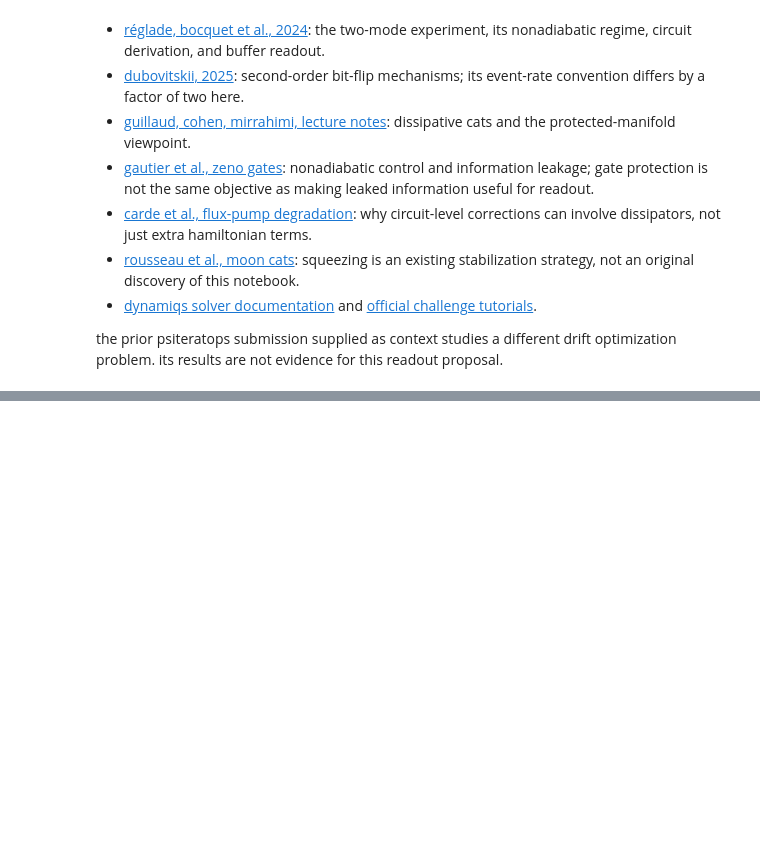
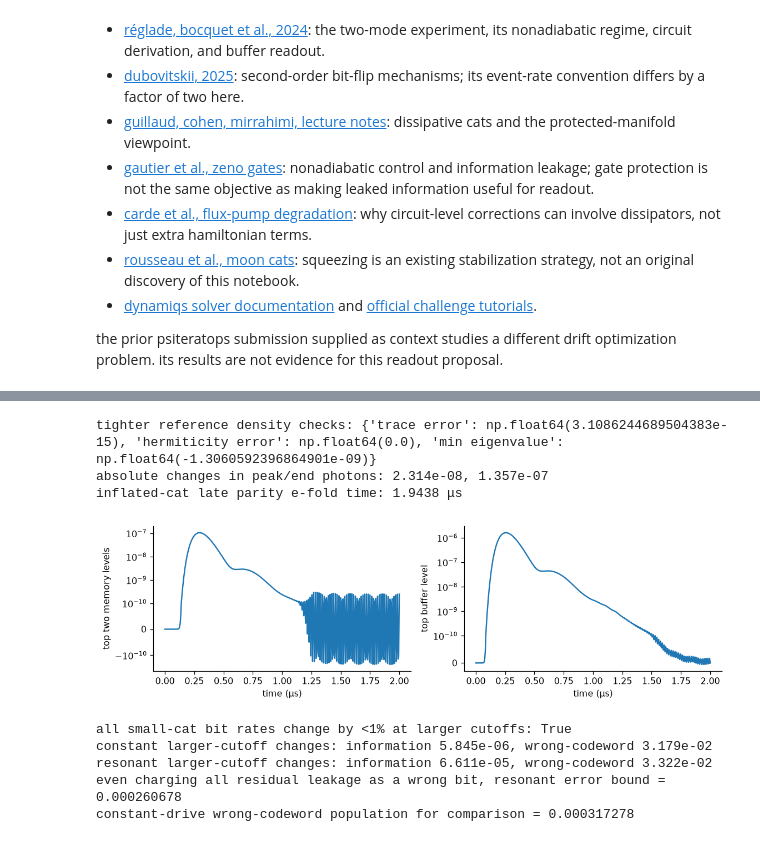
Before and after one commit to simransummermalik/solvingalice-bob, a Jupyter notebook: cat_qubits.ipynb, the cells around one changed output, grey strips where cells are left out. Cells and saved outputs as stored; diff of their text form; code cells hidden in the pictures; blank space fills up the shorter version.

```diff
--- a/cat_qubits.ipynb
+++ b/cat_qubits.ipynb
@@ -720,7 +724,7 @@ def sine_exchange(na, nb, calibrate=True, order=None):
     raw_g = exchange[1, 2 * nb].real / np.sqrt(2)  # |2,0> -> |0,1> low-occupancy calibration
     if calibrate:
         exchange = exchange * g2 / raw_g  # separate a recalibratable g shift from number dependence
-    return dq.asqarray(exchange, dims=(na, nb), layout=dq.sparsedia), raw_g
+    return dq.asqarray(exchange, dims=(na, nb), layout=dq.dia), raw_g
 
 
 exact_exchange, raw_g = sine_exchange(28, 6, calibrate=False)
@@ -990,0 +1070,47 @@ optimization problem. its results are not evidence for this readout proposal.
+# %%
+tight_t = np.linspace(0, 2, 401)  # identical output times to the inflation reference
+tight_inflation = full_run(40, 16, tight_t, rtol=2e-11, atol=2e-13)
+tight_checks = checks(tight_inflation)
+old_cutoffs = pd.read_csv(artifacts / "cutoff_convergence.csv")  # generated earlier in this notebook
+old_reference = old_cutoffs.query("na == 40 and nb == 16").iloc[0]
+peak_change = abs(tight_inflation["e"][0].real.max() - old_reference["peak n"])
+end_change = abs(tight_inflation["e"][0, -1].real - old_reference["final n"])
+print("tighter reference density checks:", tight_checks)
+print(f"absolute changes in peak/end photons: {peak_change:.3e}, {end_change:.3e}")
+assert peak_change < 1e-4 and end_change < 1e-4  # far tighter than the declared 0.2% cutoff tolerance
+assert tight_checks["min eigenvalue"] > -1e-7  # now explicitly check the density positivity floor
+late = tight_t >= 0.8  # after the main inflation transient
+parity_envelope = tight_inflation["e"][4].real - np.exp(-2*alpha**2)
+coherence_slope, _ = np.polyfit(tight_t[late], np.log(parity_envelope[late]), 1)
+print(f"inflated-cat late parity e-fold time: {-1/coherence_slope:.4f} μs")
+fig, axes = plt.subplots(1, 2, figsize=(10, 3))
+for axis, index, label in zip(axes, [5, 6], ["top two memory levels", "top buffer level"]):
+    axis.plot(tight_t, tight_inflation["e"][index].real)
+    axis.set_yscale("symlog", linthresh=1e-10)  # preserve the sign of precision-scale residuals
+    axis.set(xlabel="time (μs)", ylabel=label)
+finish_figure(fig, "15_tight_reference_tails")
+bit_validation = pd.read_csv(artifacts / "bit_flip_rates.csv")  # the already-computed results, not a new fit
+robust_validation = pd.read_csv(artifacts / "readout_robustness.csv")
+matched_validation = pd.read_csv(artifacts / "equal_information_comparison.csv").set_index("pulse")
+bit_checks_pass = bool((bit_validation["cutoff relative change"] < 0.01).all())
+print(f"all small-cat bit rates change by <1% at larger cutoffs: {bit_checks_pass}")
+assert bit_checks_pass
+large_readout = robust_validation[robust_validation["check"] == "larger cutoffs + tighter solver"]
+for _, row in large_readout.iterrows():
+    nominal = matched_validation.loc[row["pulse"]]
+    print(f"{row['pulse']} larger-cutoff changes: information {abs(row['information']/nominal['information']-1):.3e}, "
+          f"wrong-codeword {abs(row['wrong codeword']/nominal['wrong codeword']-1):.3e}")
+    assert abs(row["wrong codeword"]/nominal["wrong codeword"]-1) < 0.04  # this small protocol diagnostic is stable to 4%
+worst_resonant = matched_validation.loc["resonant", "wrong codeword"] + matched_validation.loc["resonant", "leakage"]
+print(f"even charging all residual leakage as a wrong bit, resonant error bound = {worst_resonant:.6g}")
+print(f"constant-drive wrong-codeword population for comparison = {matched_validation.loc['constant', 'wrong codeword']:.6g}")
+# %% [output]
+tighter reference density checks: {'trace error': np.float64(3.1086244689504383e-15), 'hermiticity error': np.float64(0.0), 'min eigenvalue': np.float64(-1.3060592396864901e-09)}
+absolute changes in peak/end photons: 2.314e-08, 1.357e-07
+inflated-cat late parity e-fold time: 1.9438 μs
+[figure, added]
+all small-cat bit rates change by <1% at larger cutoffs: True
+constant larger-cutoff changes: information 5.845e-06, wrong-codeword 3.179e-02
+resonant larger-cutoff changes: information 6.611e-05, wrong-codeword 3.322e-02
+even charging all residual leakage as a wrong bit, resonant error bound = 0.000260678
+constant-drive wrong-codeword population for comparison = 0.000317278
```
Also changed, not shown: parts of 10 cells of this notebook, 14 other files.
